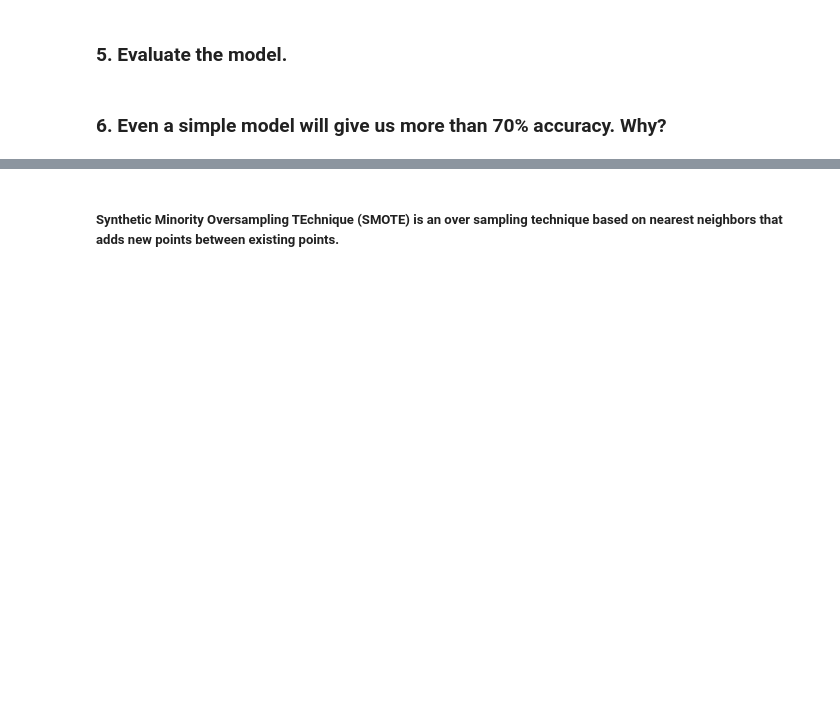
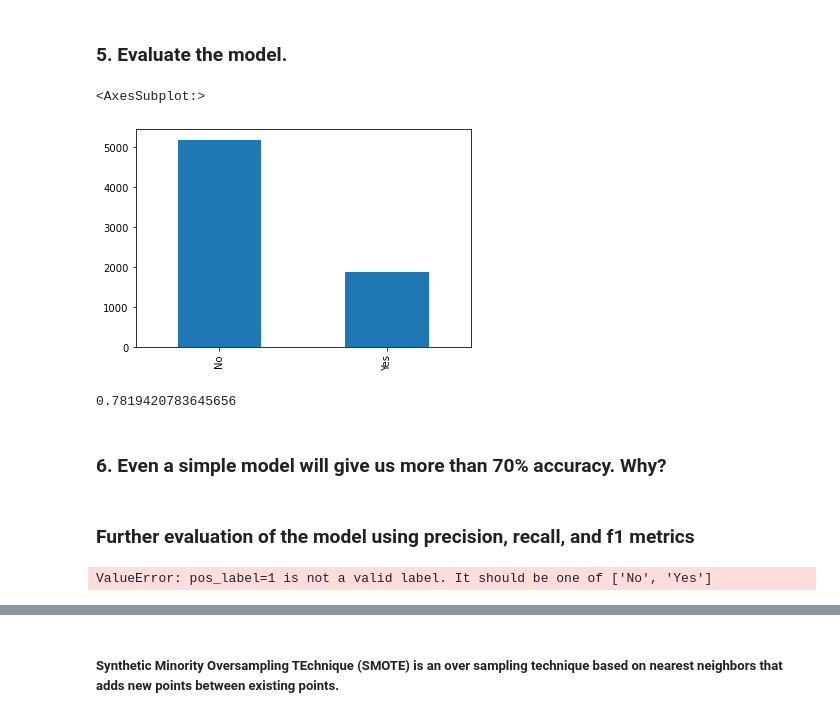
Before and after one commit to hollyjanedalton/lab-imbalanced-data, a Jupyter notebook: ImbalancedDataLab.ipynb, the cells around one changed output, grey strips where cells are left out. Saved outputs shown, nothing was run; the diff lists cells and outputs as text; code cells hidden in the pictures; blank space fills up the shorter version.

```diff
--- a/ImbalancedDataLab.ipynb
+++ b/ImbalancedDataLab.ipynb
@@ -180,7 +270,23 @@ X_train_scaled.head()
 # %% [markdown]
 ### 5. Evaluate the model.
 # %%
-# your code here
+count_classes = churn['Churn'].value_counts()
+count_classes
+count_classes.plot(kind = 'bar')
+#can see a significant imbalance, there are more than twice as many No as Yes
+# %% [output]
+<AxesSubplot:>
+[figure, added]
+# %%
+from sklearn.linear_model import LogisticRegression
+
+LR = LogisticRegression(random_state=0, solver='lbfgs')
+LR.fit(X_train_scaled, y_train)
+LR.score(X_test_scaled, y_test)
+#We want to be accurate in the minorit class (Churn=Yes), identifying the clients that have been lost, not
+#identifying the clients that are kept
+# %% [output]
+0.7819420783645656
 # %% [markdown]
 ### 6. Even a simple model will give us more than 70% accuracy. Why?
 # %%
@@ -187,0 +295,20 @@ X_train_scaled.head()
+# %% [markdown]
+### Further evaluation of the model using precision, recall, and f1 metrics
+# %%
+from sklearn.metrics import precision_score
+from sklearn.metrics import recall_score
+from sklearn.metrics import f1_score
+
+pred = LR.predict(X_test_scaled)
+
+print("precision: ",precision_score(y_test,pred))
+#tells us of the cases where we predicted a No, how often were we correct?
+
+print("recall: ",recall_score(y_test,pred))
+#out of all the Yes churn cases, how many did we correctly identify?
+
+print("f1: ",f1_score(y_test,pred))
+#general number of getting it right, harmonic mean of precision and recall
+#f1 is high if both precision and recall are relatively high
+# %% [output]
+ValueError: pos_label=1 is not a valid label. It should be one of ['No', 'Yes']
```
Also changed, not shown: parts of 33 cells of this notebook.
